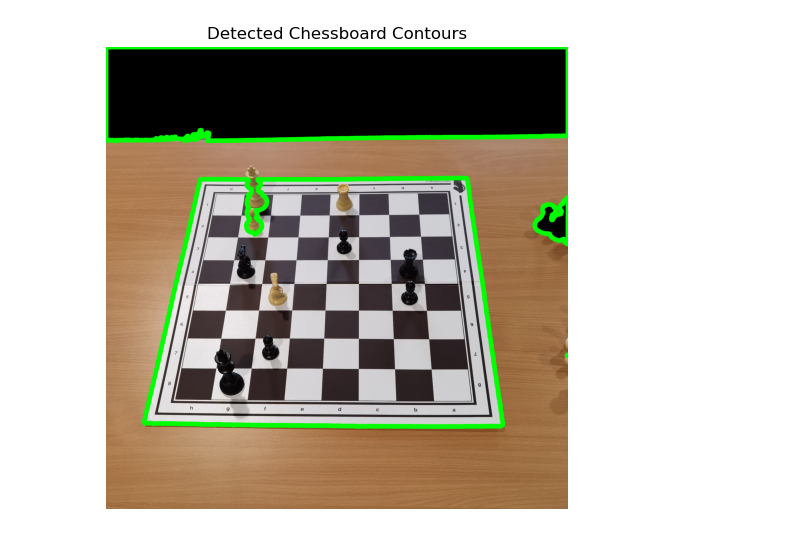
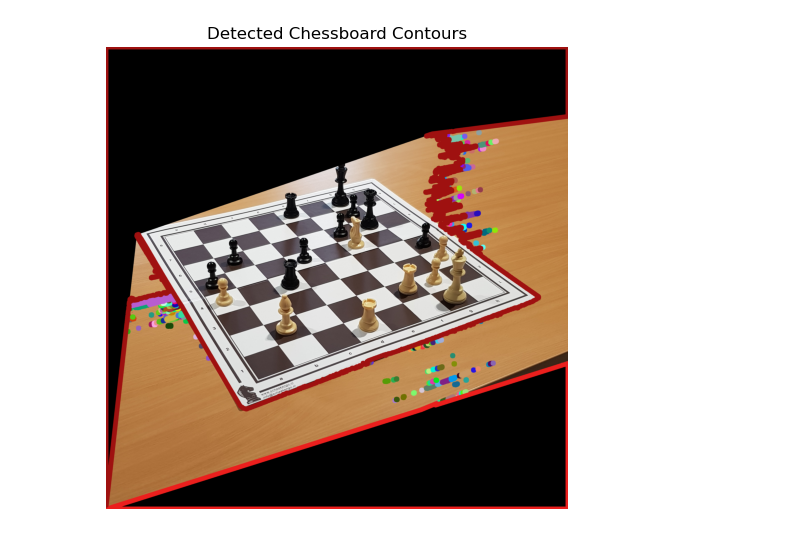
Before and after one commit to SmogJ1/VC, a Jupyter notebook: proj.ipynb, the cells around one changed output. Saved outputs shown, nothing was run; the diff lists cells and outputs as text; code cells hidden in the pictures.

```diff
--- a/proj.ipynb
+++ b/proj.ipynb
@@ -9,14 +9,15 @@ with open("data/input.json", "r") as f:
     input_data = json.load(f)
 
 image_paths = input_data["image_files"]
-image_num = 5
+image_num = 30
 # %%
 image = cv2.imread(image_paths[image_num])
 
 hsv = cv2.cvtColor(image, cv2.COLOR_BGR2HSV)
 
-lower_brown = np.array([0, 25, 100])
-upper_brown = np.array([30, 255, 255])
+lower_brown = np.array([0, 25, 50])     # Slightly lower V min
+upper_brown = np.array([30, 255, 200])  # Cap V max to avoid glare/reflection
+
 
 mask = cv2.inRange(hsv, lower_brown, upper_brown)
 
@@ -62,27 +63,28 @@ plt.show()
 # %%
 hsv = cv2.cvtColor(masked_image, cv2.COLOR_BGR2HSV)
-
-lower_brown = np.array([10, 23, 50])
-upper_brown = np.array([30, 255, 255])
 
 table_color_mask = cv2.inRange(hsv, lower_brown, upper_brown)
 chessboard_mask = cv2.bitwise_not(table_color_mask)
 
 kernel = np.ones((3, 3), np.uint8)
 chessboard_mask = cv2.morphologyEx(chessboard_mask, cv2.MORPH_CLOSE, kernel)
 chessboard_mask = cv2.morphologyEx(chessboard_mask, cv2.MORPH_OPEN, kernel, iterations=2)
 
-contours, _ = cv2.findContours(chessboard_mask, cv2.RETR_EXTERNAL, cv2.CHAIN_APPROX_SIMPLE)
+contours_, _ = cv2.findContours(chessboard_mask, cv2.RETR_EXTERNAL, cv2.CHAIN_APPROX_SIMPLE)
+height, width = chessboard_mask.shape[:2]
+
 
 # draw contours on the original image
 contour_image = masked_image.copy()
-for contour in contours:
-    cv2.drawContours(contour_image, [contour], -1, (0, 255, 0), 30)
+for contour in contours_:
+    random_color = tuple(np.random.randint(0, 255, 3).tolist())
+
+    cv2.drawContours(contour_image, [contour], -1, random_color, 30)
 contour_rgb = cv2.cvtColor(contour_image, cv2.COLOR_BGR2RGB)
 plt.figure(figsize=(8, 6))
 plt.title("Detected Chessboard Contours")
 plt.imshow(contour_rgb)
 plt.axis('off')
 plt.show()
 # %% [output]
-[figure, old version]
+[figure, new version]
```
Also changed, not shown: parts of 10 cells of this notebook, 50 other files.
